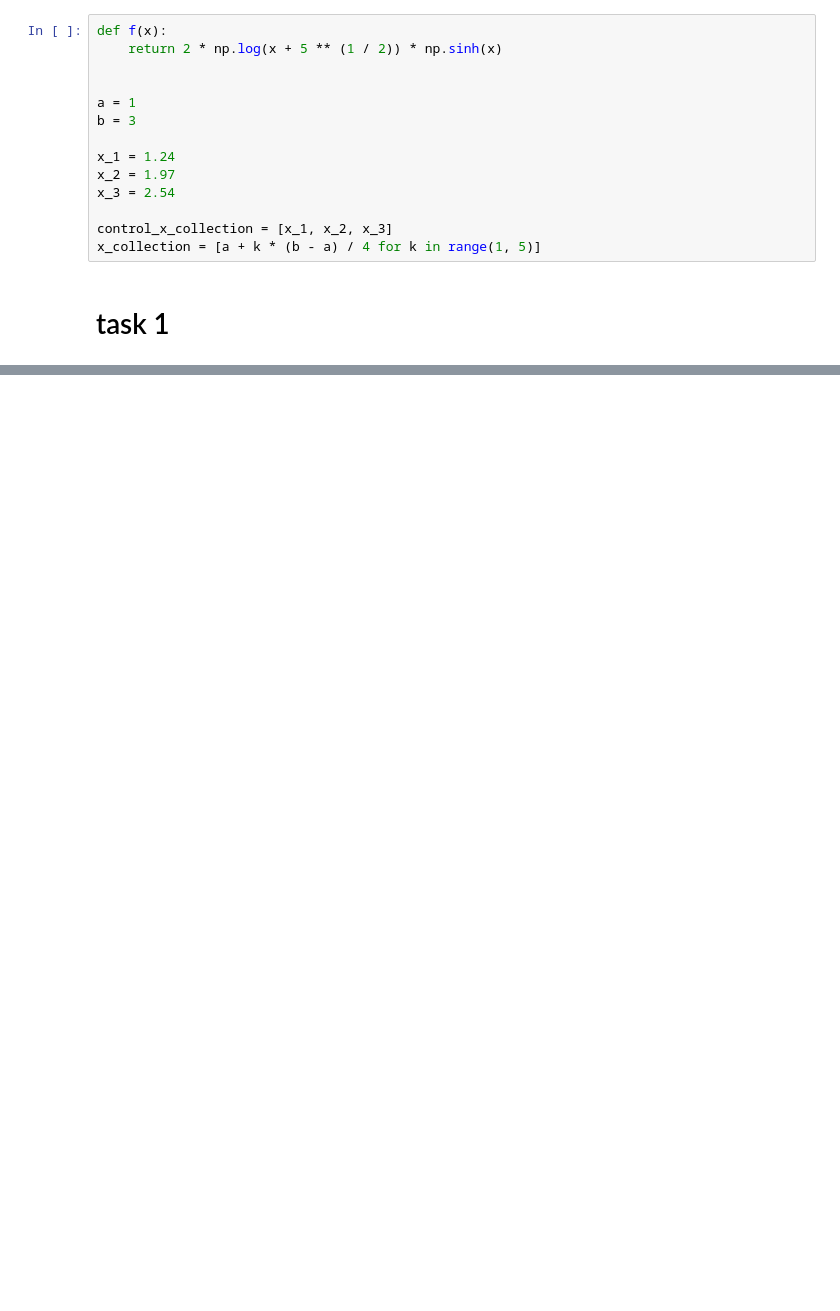
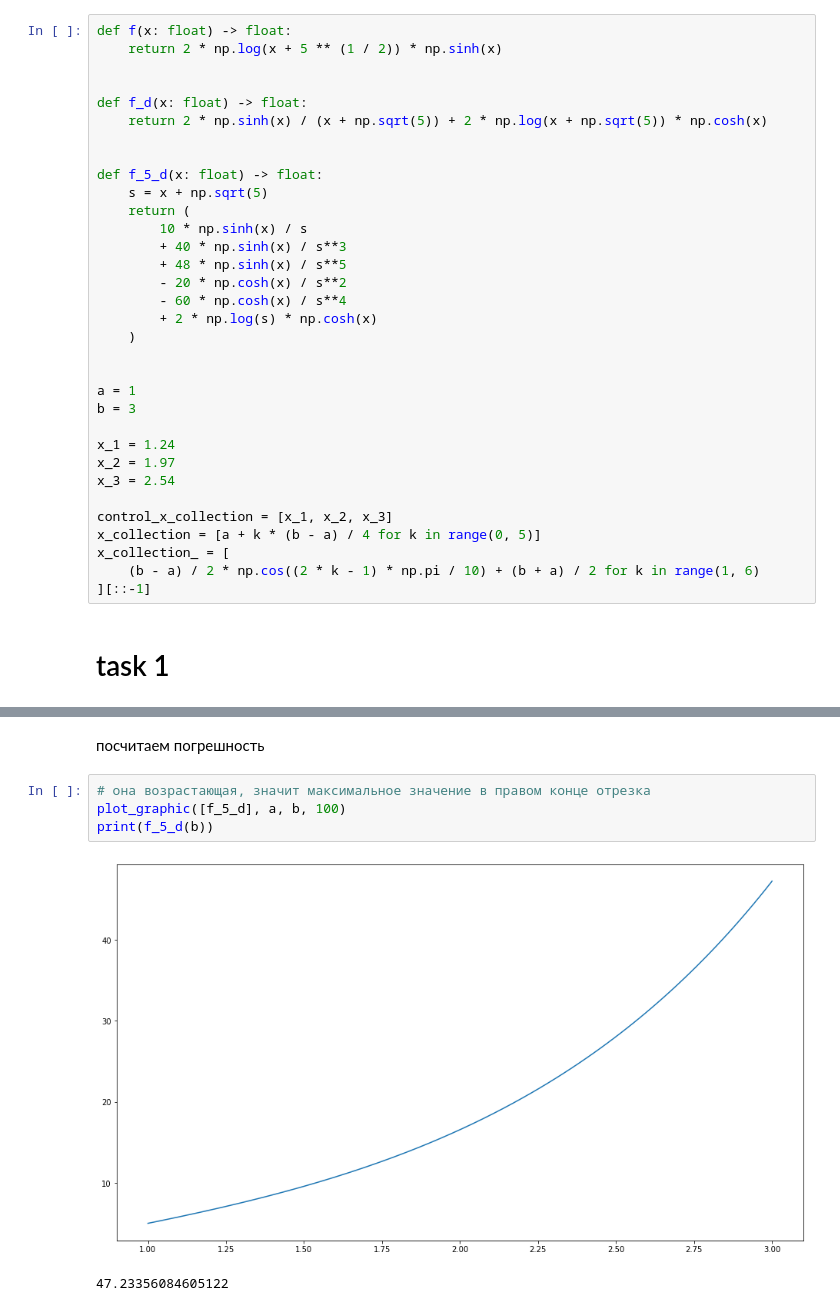
Before and after one commit to Bovrrr/kpfu_3_course_numerical_analisys, a Jupyter notebook: control_work_1/code.ipynb, the cells around one changed output, grey strips where cells are left out. Drawn from its saved outputs; the diff is of its cells as text; blank space fills up the shorter version.

```diff
--- a/control_work_1/code.ipynb
+++ b/control_work_1/code.ipynb
@@ -13,8 +15,24 @@ from variables import plot_graphic
 # %% [markdown]
 # Onbayev Baurzhan (15 variant)
 # %%
-def f(x):
+def f(x: float) -> float:
     return 2 * np.log(x + 5 ** (1 / 2)) * np.sinh(x)
+
+
+def f_d(x: float) -> float:
+    return 2 * np.sinh(x) / (x + np.sqrt(5)) + 2 * np.log(x + np.sqrt(5)) * np.cosh(x)
+
+
+def f_5_d(x: float) -> float:
+    s = x + np.sqrt(5)
+    return (
+        10 * np.sinh(x) / s
+        + 40 * np.sinh(x) / s**3
+        + 48 * np.sinh(x) / s**5
+        - 20 * np.cosh(x) / s**2
+        - 60 * np.cosh(x) / s**4
+        + 2 * np.log(s) * np.cosh(x)
+    )
 
 
 a = 1
@@ -25,7 +43,10 @@ x_2 = 1.97
 x_3 = 2.54
 
 control_x_collection = [x_1, x_2, x_3]
-x_collection = [a + k * (b - a) / 4 for k in range(1, 5)]
+x_collection = [a + k * (b - a) / 4 for k in range(0, 5)]
+x_collection_ = [
+    (b - a) / 2 * np.cos((2 * k - 1) * np.pi / 10) + (b + a) / 2 for k in range(1, 6)
+][::-1]
 # %% [markdown]
 # task 1
 # %%
@@ -191,0 +248,9 @@ a, b, x_collection, [f(x) for x in x_collection], [l.L(x, 1) for x in x_collecti
+# %% [markdown]
+посчитаем погрешность
+# %%
+# она возрастающая, значит максимальное значение в правом конце отрезка
+plot_graphic([f_5_d], a, b, 100)
+print(f_5_d(b))
+# %% [output]
+[figure, added]
+47.23356084605122
```
Also changed, not shown: parts of 21 cells of this notebook, 1 other file.
